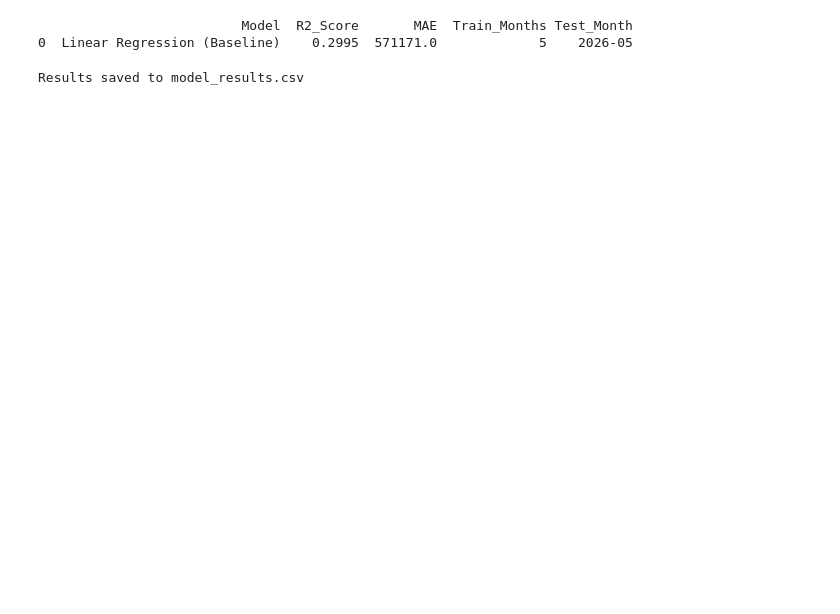
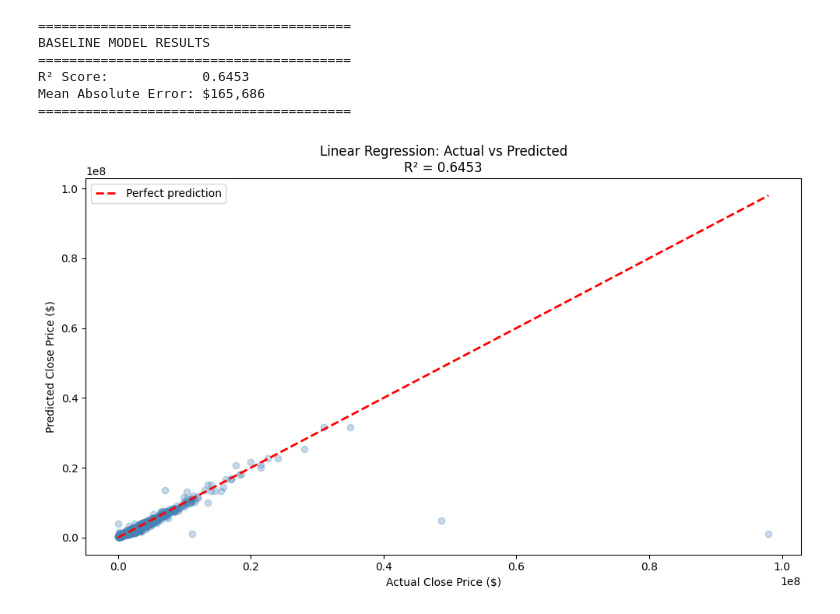
Before and after one commit to BryanWang411/IDX-Exchange-Summer-2026, a Jupyter notebook: 03_baseline_model.ipynb, the cells around one changed output. Drawn from its saved outputs; the diff is of its cells as text; code cells hidden in the pictures; blank space fills up the shorter version.

```diff
--- a/03_baseline_model.ipynb
+++ b/03_baseline_model.ipynb
@@ -47,7 +37,5 @@ NaN check: 0 missing values
 # %%
-# Train the model
-model = LinearRegression()
-model.fit(X_train, y_train)
-
-print("Model trained successfully!")
+model_lr = LinearRegression()
+model_lr.fit(X_train, y_train)
+print("Linear Regression trained!")
 # %% [output]
@@ -90,24 +43,35 @@ plt.show()
-# %%
-# Save results for comparison later
-results = pd.DataFrame({
-    "Model": ["Linear Regression (Baseline)"],
-    "R2_Score": [round(r2, 4)],
-    "MAE": [round(mae, 0)],
-    "Train_Months": [train_df["CloseDate"].dt.to_period("M").nunique()],
-    "Test_Month": [str(test_month)]
-})
-
-print(results)
-# %% [output]
-                          Model  R2_Score       MAE  Train_Months Test_Month
-0  Linear Regression (Baseline)    0.2995  571171.0             5    2026-05
-# %%
-
-# Save to CSV
-results.to_csv(
-    r"C:\Users\linji\OneDrive\Desktop\IDXExchange\ca-price-prediction\data\model_results.csv",
-    index=False
-)
-print("\nResults saved to model_results.csv")
-# %% [output]
-Results saved to model_results.csv
+# %%
+y_pred_lr = model_lr.predict(X_test)
+
+r2_lr  = r2_score(y_test, y_pred_lr)
+mae_lr = mean_absolute_error(y_test, y_pred_lr)
+
+print("=" * 40)
+print("BASELINE MODEL RESULTS")
+print("=" * 40)
+print(f"R² Score:            {r2_lr:.4f}")
+print(f"Mean Absolute Error: ${mae_lr:,.0f}")
+print("=" * 40)
+# %% [output]
+========================================
+BASELINE MODEL RESULTS
+========================================
+R² Score:            0.6453
+Mean Absolute Error: $165,686
+========================================
+# %%
+plt.figure(figsize=(10, 6))
+plt.scatter(y_test, y_pred_lr, alpha=0.3, color="steelblue")
+plt.plot(
+    [y_test.min(), y_test.max()],
+    [y_test.min(), y_test.max()],
+    "r--", linewidth=2, label="Perfect prediction"
+)
+plt.xlabel("Actual Close Price ($)")
+plt.ylabel("Predicted Close Price ($)")
+plt.title(f"Linear Regression: Actual vs Predicted\nR² = {r2_lr:.4f}")
+plt.legend()
+plt.tight_layout()
+plt.show()
+# %% [output]
+[figure, added]
```
Also changed, not shown: parts of 7 cells of this notebook.
